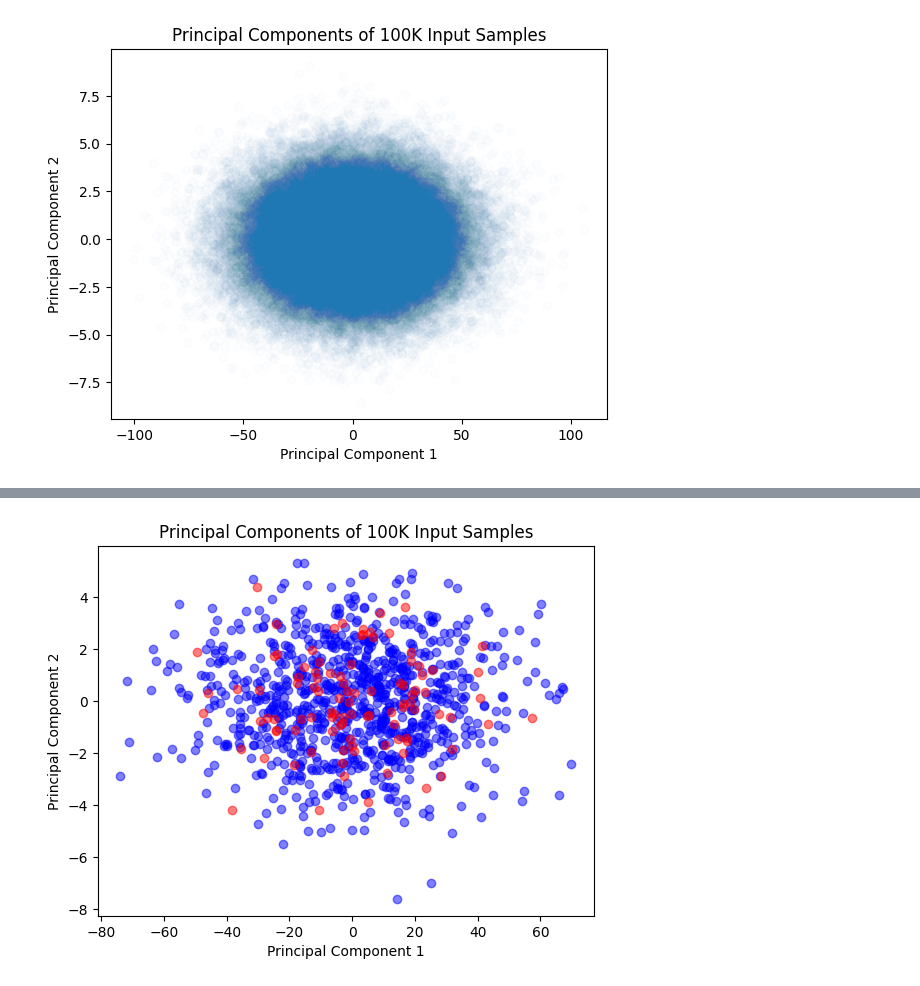
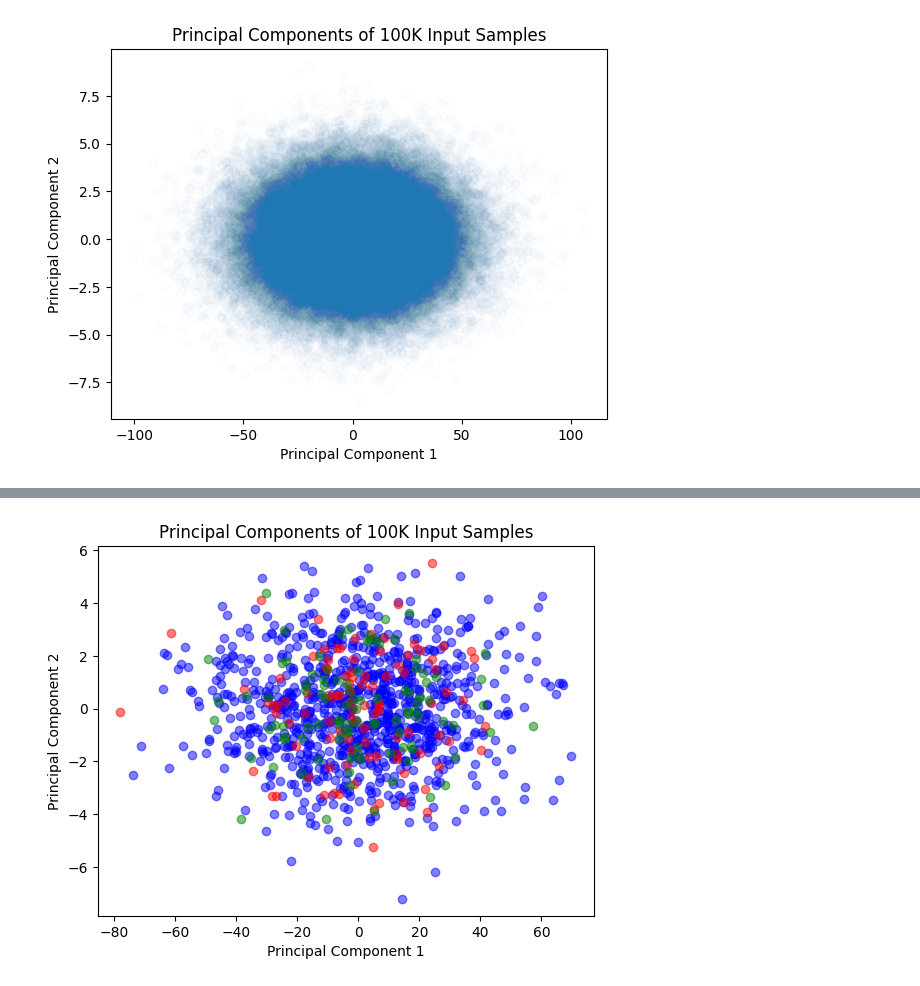
Before and after one commit to lucashlaing/ai-fusion-cgyro-nn, a Jupyter notebook: src/jacobian/explore.ipynb, the cells around one changed output, grey strips where cells are left out. Saved outputs shown, nothing was run; the diff lists cells and outputs as text; code cells hidden in the pictures.

```diff
--- a/src/jacobian/explore.ipynb
+++ b/src/jacobian/explore.ipynb
@@ -79,7 +79,7 @@ ky_locs = torch.tensor([0.06010753, 0.12021505, 0.18032258, 0.2404301, 0.3005376
 # %%
 print(samples_all.shape)
 
-test = samples_all[:62000,:]
+test = samples_all[:620000,:]
 test_tensor = torch.tensor(test)
 ky_locs = ky_locs.repeat([test_tensor.shape[0], 1])
 ky_locs_expanded = ky_locs[:, :, torch.newaxis]
@@ -152,17 +161,26 @@ with open("./traces.pkl", "wb") as file:
+# %%
+with open('./samples.pkl', 'rb') as file:
+    samples = pickle.load(file)
+
+with open('./traces.pkl', 'rb') as file:
+    traces = pickle.load(file)
 # %%
-sorted_idxs = np.argsort(traces)
+sorted_idxs = np.argsort(-traces)
 top100 = sorted_idxs[:100]
+bottom100 = sorted_idxs[-100:]
 rest = sorted_idxs[100:]
 
 pca = PCA(n_components=2)
 samples_2dim_top100 = pca.fit_transform(samples[top100])
 samples_2dim_rest = pca.fit_transform(samples[rest])
+samples_2dim_bottom100 = pca.fit_transform(samples[bottom100])
 
 plt.scatter(samples_2dim_rest[:,0], samples_2dim_rest[:,1], alpha=0.5, color='b')
 plt.scatter(samples_2dim_top100[:,0], samples_2dim_top100[:,1], alpha=0.5, color='r')
+plt.scatter(samples_2dim_bottom100[:,0], samples_2dim_bottom100[:,1], alpha=0.5, color='g')
 plt.xlabel('Principal Component 1')
 plt.ylabel('Principal Component 2')
 plt.title('Principal Components of 100K Input Samples')
 plt.show()
 # %% [output]
-[figure, old version]
+[figure, new version]
```
Also changed, not shown: parts of 2 cells of this notebook, 1 other file.
